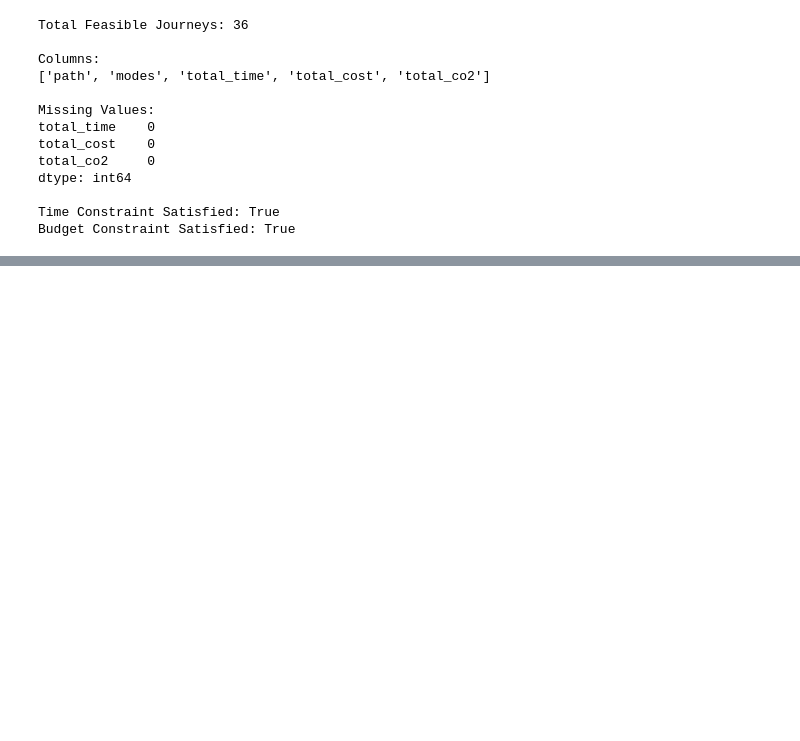
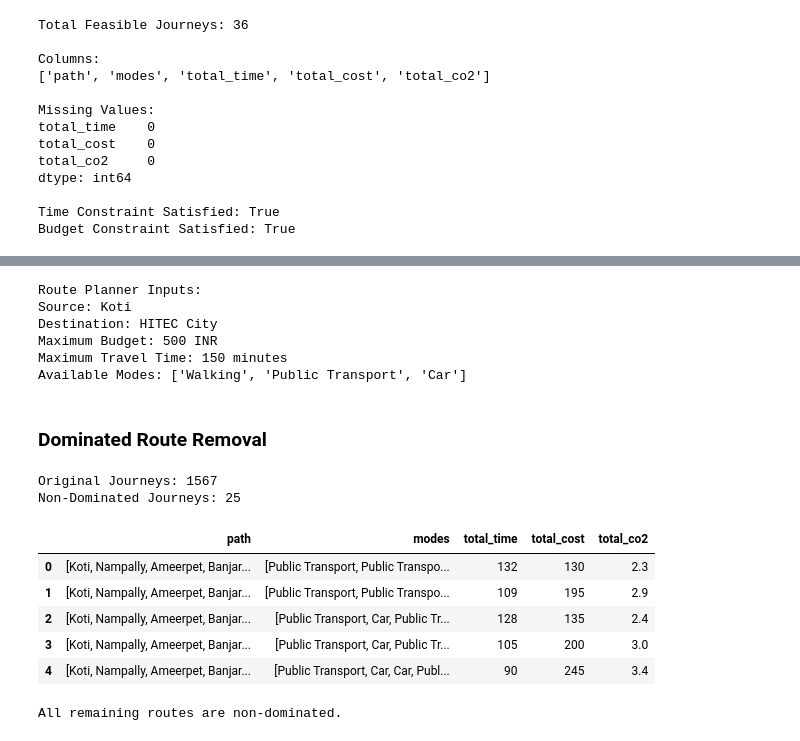
Before and after one commit to thanmai-09/ai-sustainable-multimodal-route-planner, a Jupyter notebook: sustainable_multimodal_route_planner.ipynb, the cells around one changed output, grey strips where cells are left out. Saved outputs shown, nothing was run; the diff lists cells and outputs as text; code cells hidden in the pictures; blank space fills up the shorter version.

Commit message:
Add route evaluation and dominance filtering

```diff
--- a/sustainable_multimodal_route_planner.ipynb
+++ b/sustainable_multimodal_route_planner.ipynb
@@ -1028,0 +1241,22 @@ Budget Constraint Satisfied: True
+# %%
+### Confirm User Input Parameters
+
+print("Route Planner Inputs:")
+
+print("Source:", feasible_paths[0][0])
+print("Destination:", feasible_paths[0][-1])
+print("Maximum Budget:", 500, "INR")
+print("Maximum Travel Time:", 150, "minutes")
+print(
+    "Available Modes:",
+    ["Walking", "Public Transport", "Car"]
+)
+# %% [output]
+Route Planner Inputs:
+Source: Koti
+Destination: HITEC City
+Maximum Budget: 500 INR
+Maximum Travel Time: 150 minutes
+Available Modes: ['Walking', 'Public Transport', 'Car']
+# %% [markdown]
+### Dominated Route Removal
@@ -1028,0 +1296,47 @@ Budget Constraint Satisfied: True
+# %%
+### Apply Dominance Rule
+
+non_dominated_journeys = remove_dominated_routes(
+    test_planned_journeys_2
+)
+
+print("Original Journeys:",
+      len(test_planned_journeys_2))
+
+print("Non-Dominated Journeys:",
+      len(non_dominated_journeys))
+
+non_dominated_journeys.head()
+# %% [output]
+Original Journeys: 1567
+Non-Dominated Journeys: 25
+|  | path | modes | total_time | total_cost | total_co2 |
+| 0 | [Koti, Nampally, Ameerpet, Banjar... | [Public Transport, Public Transpo... | 132 | 130 | 2.3 |
+| 1 | [Koti, Nampally, Ameerpet, Banjar... | [Public Transport, Public Transpo... | 109 | 195 | 2.9 |
+| 2 | [Koti, Nampally, Ameerpet, Banjar... | [Public Transport, Car, Public Tr... | 128 | 135 | 2.4 |
+| 3 | [Koti, Nampally, Ameerpet, Banjar... | [Public Transport, Car, Public Tr... | 105 | 200 | 3.0 |
+| 4 | [Koti, Nampally, Ameerpet, Banjar... | [Public Transport, Car, Car, Publ... | 90 | 245 | 3.4 |
+# %%
+## Validating Non-Dominated Routes
+
+for i, journey in non_dominated_journeys.iterrows():
+
+    dominated = False
+
+    for j, other_journey in non_dominated_journeys.iterrows():
+
+        if i == j:
+            continue
+
+        if is_dominated(journey, other_journey):
+            dominated = True
+            break
+
+    if dominated:
+        print("Dominated route found.")
+        break
+
+else:
+    print("All remaining routes are non-dominated.")
+# %% [output]
+All remaining routes are non-dominated.
```
Also changed, not shown: parts of 12 cells of this notebook.
